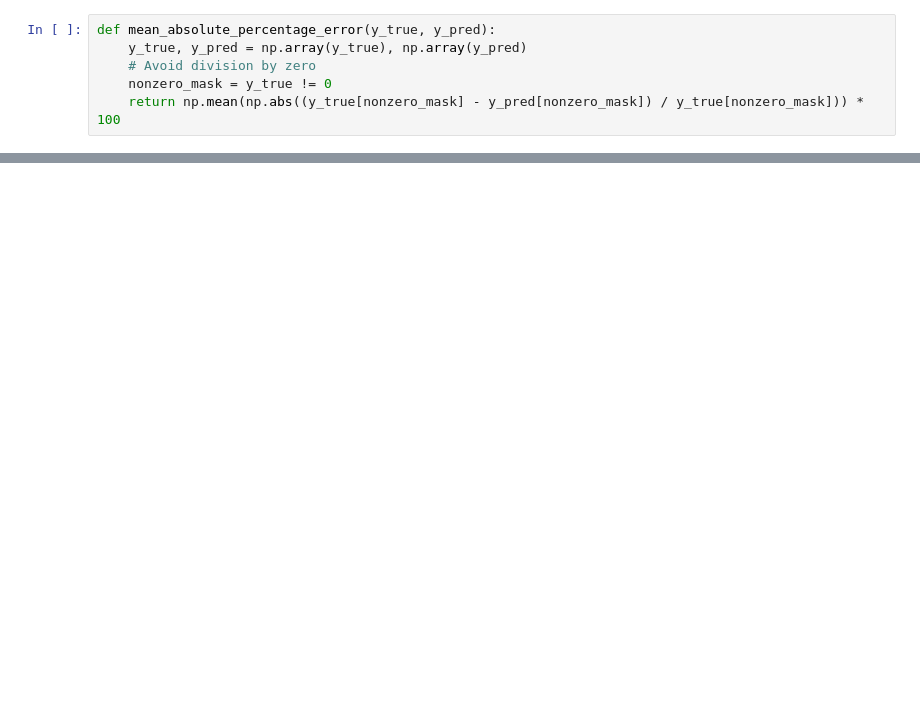
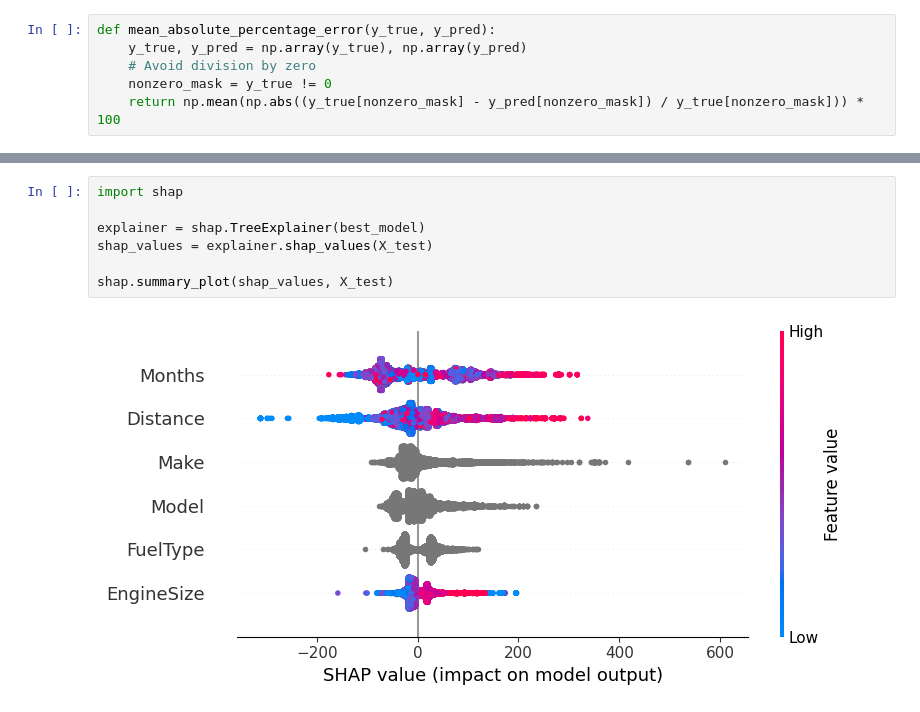
Before and after one commit to tdela12/CAPSTONE_T316, a Jupyter notebook: Regression Models/CatBoostRegressionModels/Logbook.ipynb, the cells around one changed output, grey strips where cells are left out. Drawn from its saved outputs; the diff is of its cells as text; blank space fills up the shorter version.

```diff
--- a/Regression Models/CatBoostRegressionModels/Logbook.ipynb
+++ b/Regression Models/CatBoostRegressionModels/Logbook.ipynb
@@ -121,0 +120,9 @@ plt.show()
+# %%
+import shap
+
+explainer = shap.TreeExplainer(best_model)
+shap_values = explainer.shap_values(X_test)
+
+shap.summary_plot(shap_values, X_test)
+# %% [output]
+[figure, added]
```
Also changed, not shown: parts of 10 cells of this notebook, 4 other files.
